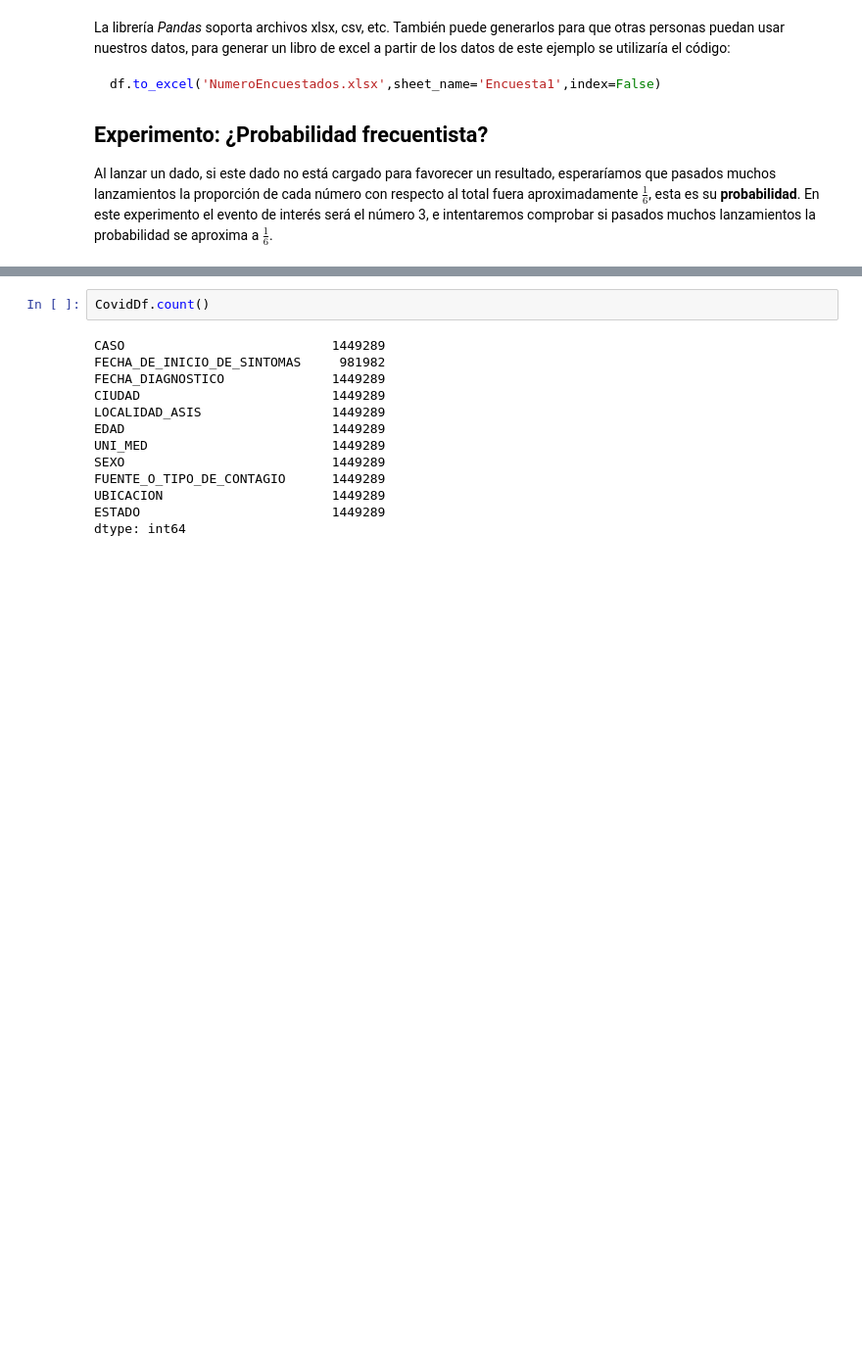
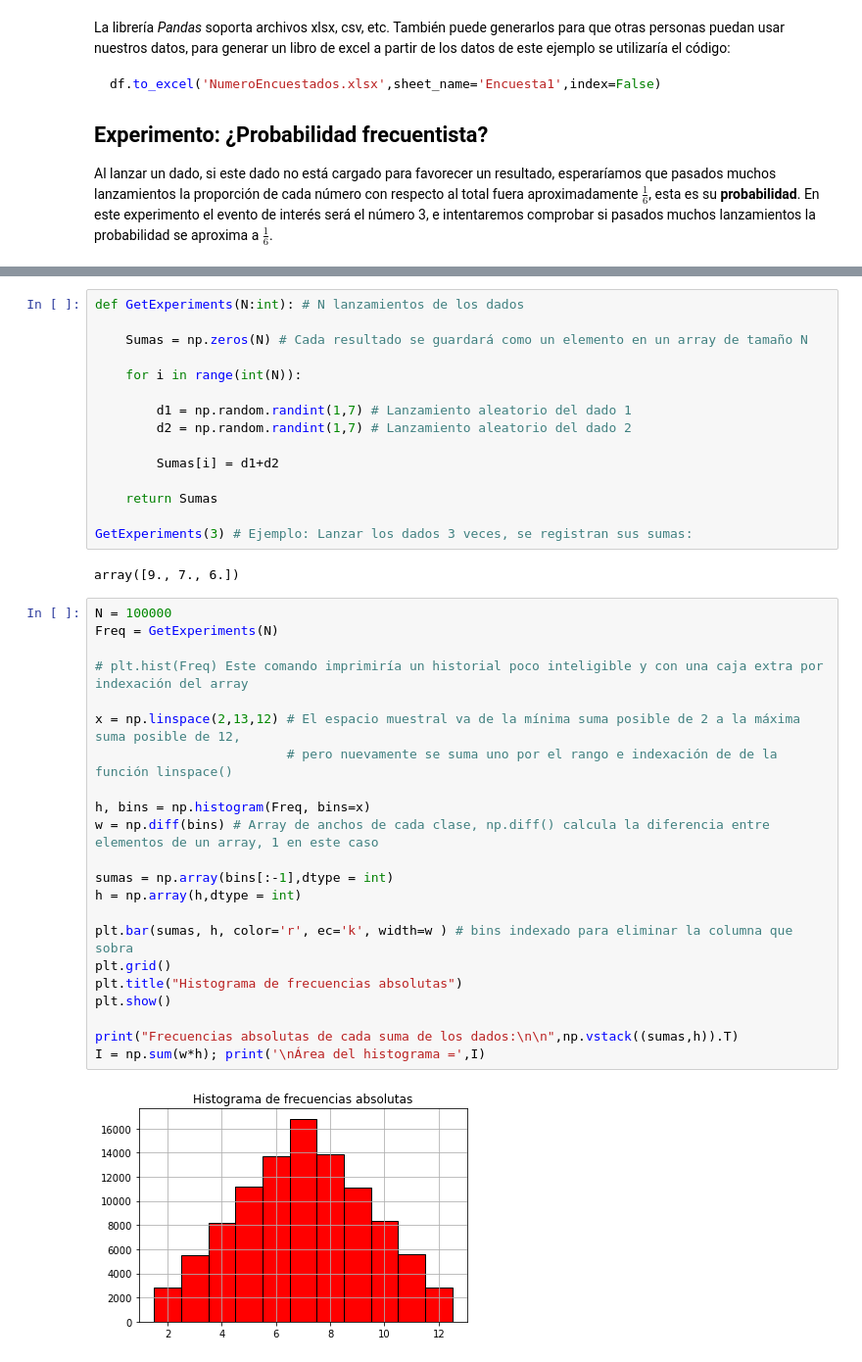
Before and after one commit to Lucas-Nieto-institucional/Notebooks_curso_estadistica, a Jupyter notebook: 01_Intro_Probabilidad.ipynb, the cells around one changed output, grey strips where cells are left out. Shown at 98% size. Cells and saved outputs as stored; diff of their text form; blank space fills up the shorter version.

```diff
--- a/01_Intro_Probabilidad.ipynb
+++ b/01_Intro_Probabilidad.ipynb
@@ -192,15 +171,41 @@ CovidDf
-# %%
-CovidDf.count()
-# %% [output]
-CASO                           1449289
-FECHA_DE_INICIO_DE_SINTOMAS     981982
-FECHA_DIAGNOSTICO              1449289
-CIUDAD                         1449289
-LOCALIDAD_ASIS                 1449289
-EDAD                           1449289
-UNI_MED                        1449289
-SEXO                           1449289
-FUENTE_O_TIPO_DE_CONTAGIO      1449289
-UBICACION                      1449289
-ESTADO                         1449289
-dtype: int64
+# %%
+def GetExperiments(N:int): # N lanzamientos de los dados
+
+    Sumas = np.zeros(N) # Cada resultado se guardará como un elemento en un array de tamaño N
+
+    for i in range(int(N)):
+
+        d1 = np.random.randint(1,7) # Lanzamiento aleatorio del dado 1
+        d2 = np.random.randint(1,7) # Lanzamiento aleatorio del dado 2
+
+        Sumas[i] = d1+d2
+
+    return Sumas
+
+GetExperiments(3) # Ejemplo: Lanzar los dados 3 veces, se registran sus sumas:
+# %% [output]
+array([9., 7., 6.])
+# %%
+N = 100000
+Freq = GetExperiments(N)
+
+# plt.hist(Freq) Este comando imprimiría un historial poco inteligible y con una caja extra por indexación del array
+
+x = np.linspace(2,13,12) # El espacio muestral va de la mínima suma posible de 2 a la máxima suma posible de 12,
+                         # pero nuevamente se suma uno por el rango e indexación de de la función linspace()
+
+h, bins = np.histogram(Freq, bins=x)
+w = np.diff(bins) # Array de anchos de cada clase, np.diff() calcula la diferencia entre elementos de un array, 1 en este caso
+
+sumas = np.array(bins[:-1],dtype = int)
+h = np.array(h,dtype = int)
+
+plt.bar(sumas, h, color='r', ec='k', width=w ) # bins indexado para eliminar la columna que sobra
+plt.grid()
+plt.title("Histograma de frecuencias absolutas")
+plt.show()
+
+print("Frecuencias absolutas de cada suma de los dados:\n\n",np.vstack((sumas,h)).T)
+I = np.sum(w*h); print('\nÁrea del histograma =',I)
+# %% [output]
+[figure, added]
```
Also changed, not shown: parts of 5 cells of this notebook.
